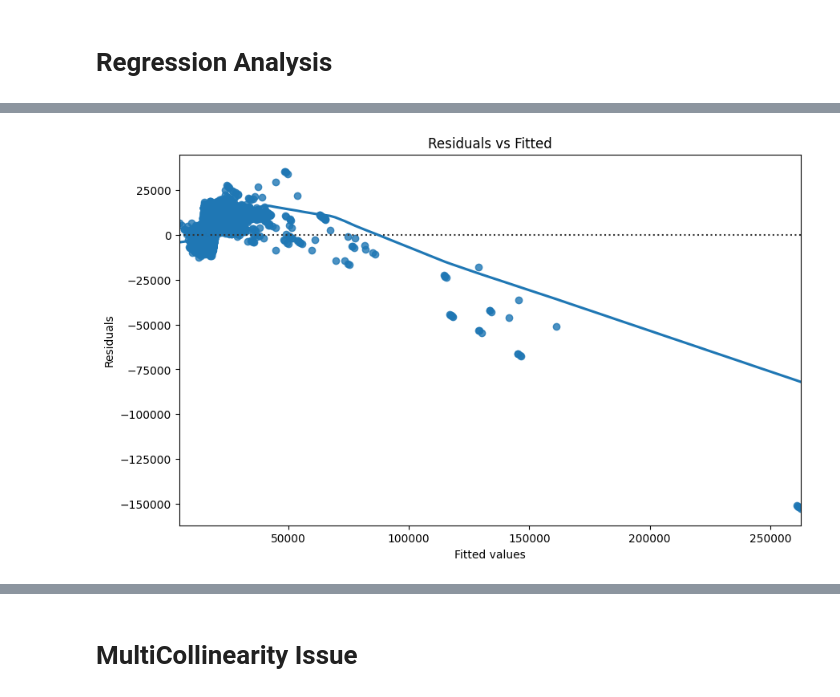
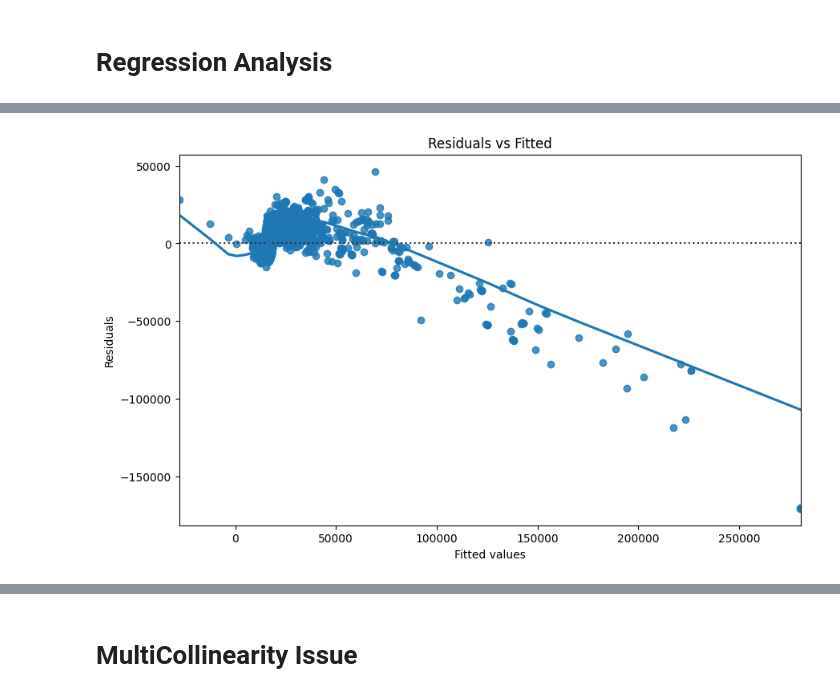
Before and after one commit to TimH2024/MSC-M5-Project, a Jupyter notebook: M5ver2.ipynb, the cells around one changed output, grey strips where cells are left out. Saved outputs shown, nothing was run; the diff lists cells and outputs as text; code cells hidden in the pictures.

```diff
--- a/M5ver2.ipynb
+++ b/M5ver2.ipynb
@@ -924,0 +715,15 @@ CG: 0.01
+# %%
+# Need to normalise the macro values
+from sklearn.preprocessing import MinMaxScaler
+
+# List of columns to normalize
+columns_to_normalize = ['CG', 'CI', 'CPI', 'GDP', 'HS', 'IR', 'M3', 'MW', 'PG', 'SD', 'SM', 'UR']
+
+# Initialize the MinMaxScaler
+scaler = MinMaxScaler()
+
+# Apply the scaler to the specified columns
+merged_dataset[columns_to_normalize] = scaler.fit_transform(merged_dataset[columns_to_normalize])
+
+# Display the first few rows of the normalized dataset
+print(merged_dataset.head())
@@ -1231,8 +1070,8 @@ import matplotlib.pyplot as plt
 import seaborn as sns
 
 # Define the feature matrix (X) and target variables (y)
-features = merged_dataset.drop(columns=['unit_rate', 'new_price', 'saleable_area(ft^2)', 'district', 'YearQuarter', 'Quarter'])
-target_variables = ['unit_rate', 'new_price', 'saleable_area(ft^2)']
+features = merged_dataset.drop(columns=['unit_rate', 'new_price', 'PI', 'district', 'YearQuarter', 'Quarter'])
+target_variables = ['unit_rate', 'new_price', 'PI']
 
 # Function to train and evaluate a decision tree model
 def train_and_evaluate_decision_tree(X, y, target_name):
@@ -1298,43 +1139,52 @@ import statsmodels.api as sm
 import matplotlib.pyplot as plt
 import seaborn as sns
 
-# Split the merged datataset
-# Define independent variables (X) and dependent variable (y)
-X = merged_dataset.drop(columns=['unit_rate', 'district','YearQuarter','Quarter' ]) # drop target and objects
-y = merged_dataset['unit_rate']
+# List of target columns
+targets = ['unit_rate', 'PI', 'new_price']
 
-# Split the dataset_dataset into training and testing sets
-X_train, X_test, y_train, y_test = train_test_split(X, y, test_size=0.3, random_state=42)
+# Function to perform regression analysis
+def perform_regression_analysis(target):
+    # Define independent variables (X) and dependent variable (y)
+    X = merged_dataset.drop(columns=[target, 'district', 'YearQuarter', 'Quarter'])  # drop target and objects
+    y = merged_dataset[target]
 
-# Perform Regression Analysis
-# Add a constant term to the independent variables
-X_train_const = sm.add_constant(X_train)
+    # Split the dataset into training and testing sets
+    X_train, X_test, y_train, y_test = train_test_split(X, y, test_size=0.3, random_state=42)
 
-# Fit the regression model
-model = sm.OLS(y_train, X_train_const).fit()
+    # Perform Regression Analysis
+    # Add a constant term to the independent variables
+    X_train_const = sm.add_constant(X_train)
 
-# Print the summary of the regression analysis
-print(model.summary())
+    # Fit the regression model
+    model = sm.OLS(y_train, X_train_const).fit()
 
-# Visualize the Results
-# Predicted vs Actual
-plt.figure(figsize=(10, 6))
-plt.scatter(y_test, model.predict(sm.add_constant(X_test)), alpha=0.3)
-plt.xlabel('Actual Unit Rate per sqft')
-plt.ylabel('Predicted Unit Rate per sq ft')
-plt.title('Actual vs Predicted Unit Rate per Sqft')
-plt.show()
+    # Print the summary of the regression analysis
+    print(f"Regression Analysis for {target}:")
+    print(model.summary())
 
-# Residuals plot
-plt.figure(figsize=(10, 6))
-sns.residplot(x=model.predict(sm.add_constant(X_train)), y=y_train, lowess=True)
-plt.xlabel('Fitted values')
-plt.ylabel('Residuals')
-plt.title('Residuals vs Fitted')
-plt.show()
+    # Visualize the Results
+    # Predicted vs Actual
+    plt.figure(figsize=(10, 6))
+    plt.scatter(y_test, model.predict(sm.add_constant(X_test)), alpha=0.3)
+    plt.xlabel(f'Actual {target}')
+    plt.ylabel(f'Predicted {target}')
+    plt.title(f'Actual vs Predicted {target}')
+    plt.show()
 
-# QQ plot
-sm.qqplot(model.resid, line='45')
-plt.title('Normal Q-Q')
-plt.show()
+    # Residuals plot
+    plt.figure(figsize=(10, 6))
+    sns.residplot(x=model.predict(sm.add_constant(X_train)), y=y_train, lowess=True)
+    plt.xlabel('Fitted values')
+    plt.ylabel('Residuals')
+    plt.title('Residuals vs Fitted')
+    plt.show()
+
+    # QQ plot
+    sm.qqplot(model.resid, line='45')
+    plt.title('Normal Q-Q')
+    plt.show()
+
+# Perform regression analysis for each target
+for target in targets:
+    perform_regression_analysis(target)
 # %% [output]
@@ -1359 +1209 @@ strong multicollinearity problems or that the design matrix is singular.
-[figure, old version]
+[figure, new version]
```
Also changed, not shown: parts of 99 cells of this notebook.
